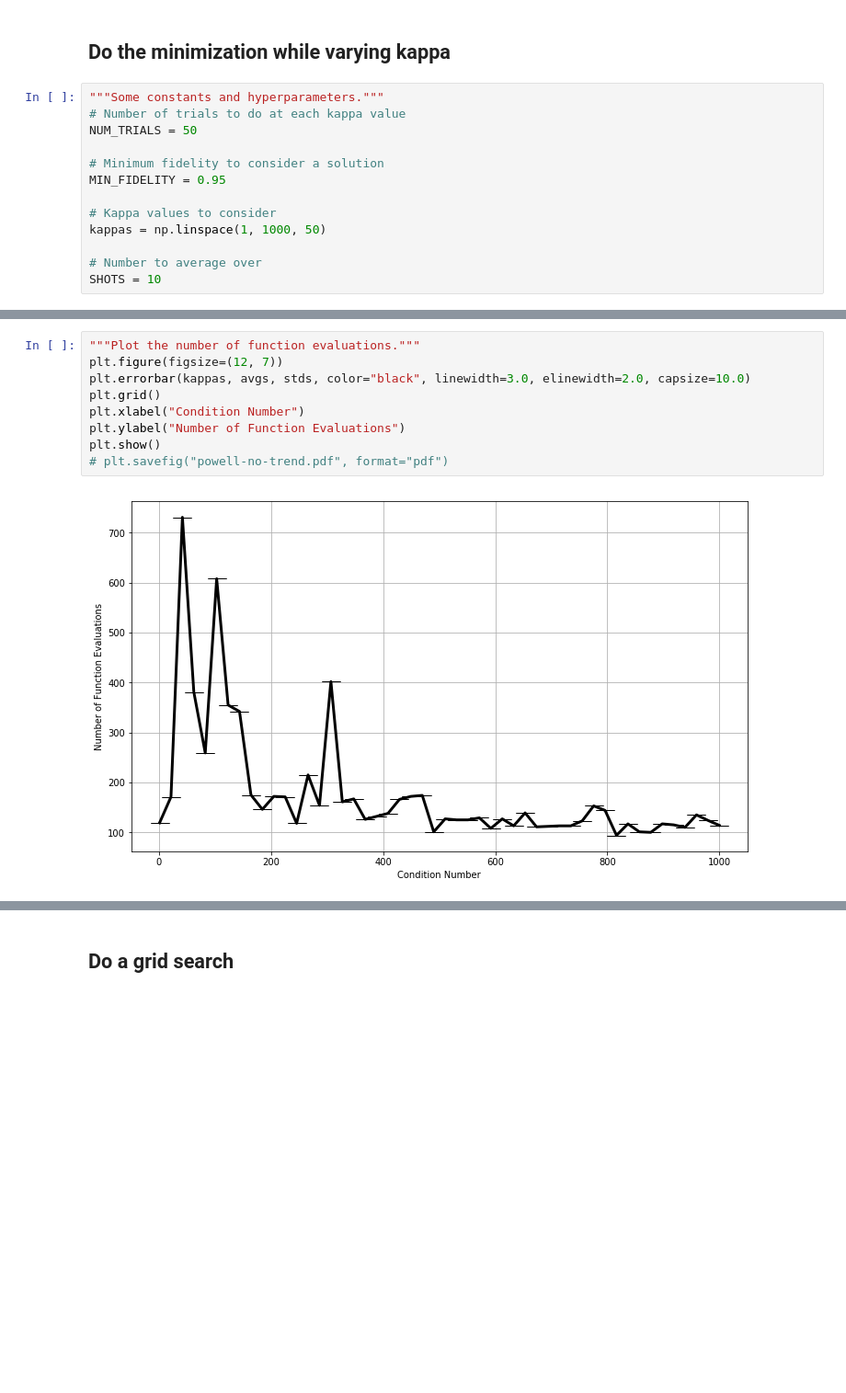
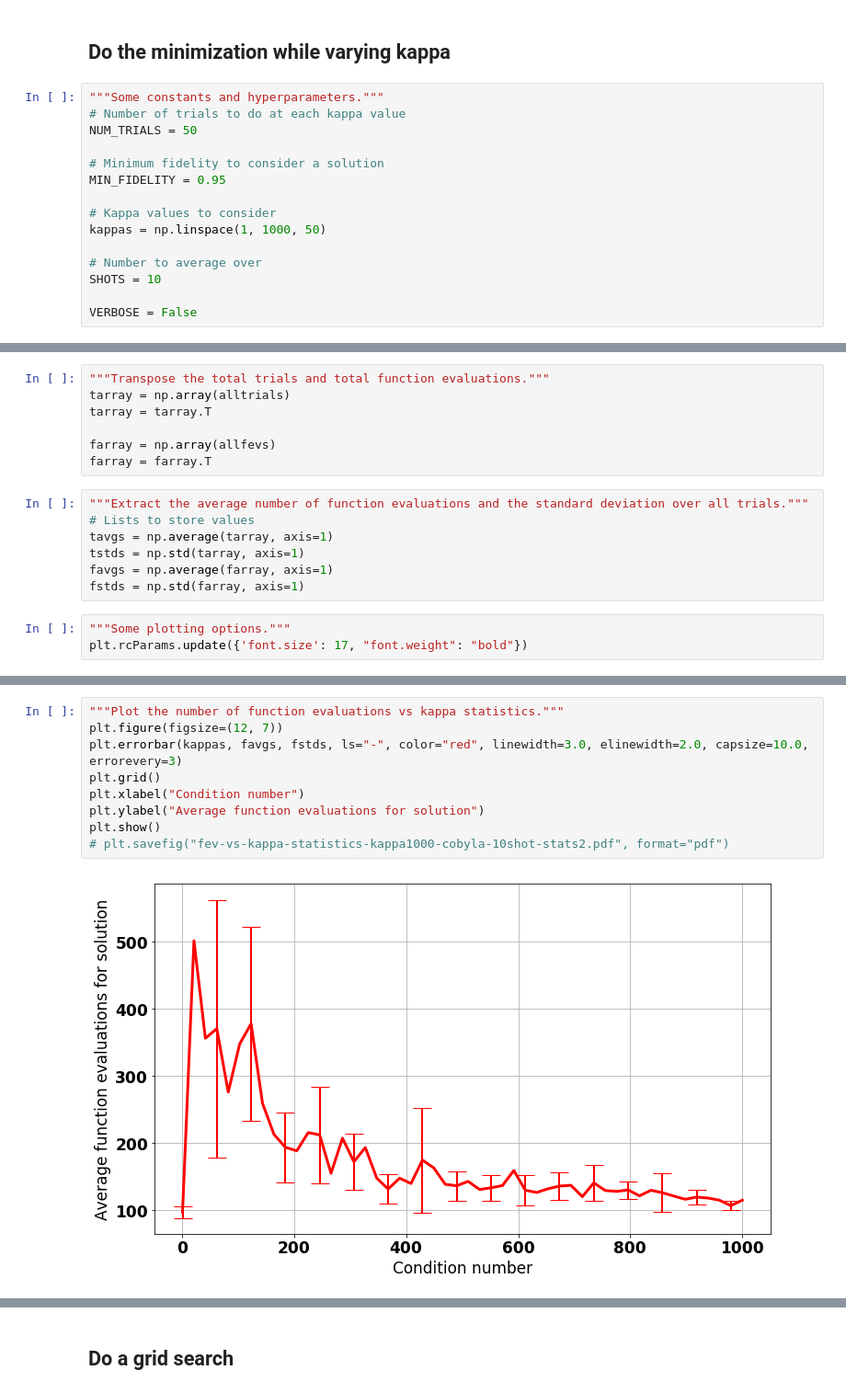
Before and after one commit to rmlarose/vls, a Jupyter notebook: qaoa/time-to-solution-vs-kappa/time-to-solution-kappa.ipynb, the cells around one changed output, grey strips where cells are left out. Shown at 92% size. Cells and saved outputs as stored; diff of their text form; blank space fills up the shorter version.

```diff
--- a/qaoa/time-to-solution-vs-kappa/time-to-solution-kappa.ipynb
+++ b/qaoa/time-to-solution-vs-kappa/time-to-solution-kappa.ipynb
@@ -446,6 +446,8 @@ kappas = np.linspace(1, 1000, 50)
 
 # Number to average over
 SHOTS = 10
+
+VERBOSE = False
 # %%
 """Do the minimization while varying kappa."""
 # Some constants which define the system
@@ -519 +519,18 @@ fidelity = 0.9965985856266284
+# %%
+"""Transpose the total trials and total function evaluations."""
+tarray = np.array(alltrials)
+tarray = tarray.T
+
+farray = np.array(allfevs)
+farray = farray.T
+# %%
+"""Extract the average number of function evaluations and the standard deviation over all trials."""
+# Lists to store values
+tavgs = np.average(tarray, axis=1)
+tstds = np.std(tarray, axis=1)
+favgs = np.average(farray, axis=1)
+fstds = np.std(farray, axis=1)
+# %%
+"""Some plotting options."""
+plt.rcParams.update({'font.size': 17, "font.weight": "bold"})
 # %%
@@ -539,11 +548,11 @@ for row in nfevs:
 # %%
-"""Plot the number of function evaluations."""
+"""Plot the number of function evaluations vs kappa statistics."""
 plt.figure(figsize=(12, 7))
-plt.errorbar(kappas, avgs, stds, color="black", linewidth=3.0, elinewidth=2.0, capsize=10.0)
+plt.errorbar(kappas, favgs, fstds, ls="-", color="red", linewidth=3.0, elinewidth=2.0, capsize=10.0, errorevery=3)
 plt.grid()
-plt.xlabel("Condition Number")
-plt.ylabel("Number of Function Evaluations")
+plt.xlabel("Condition number")
+plt.ylabel("Average function evaluations for solution")
 plt.show()
-# plt.savefig("powell-no-trend.pdf", format="pdf")
+# plt.savefig("fev-vs-kappa-statistics-kappa1000-cobyla-10shot-stats2.pdf", format="pdf")
 # %% [output]
-[figure, old version]
+[figure, new version]
```
Also changed, not shown: parts of 4 cells of this notebook, 3 other files.
